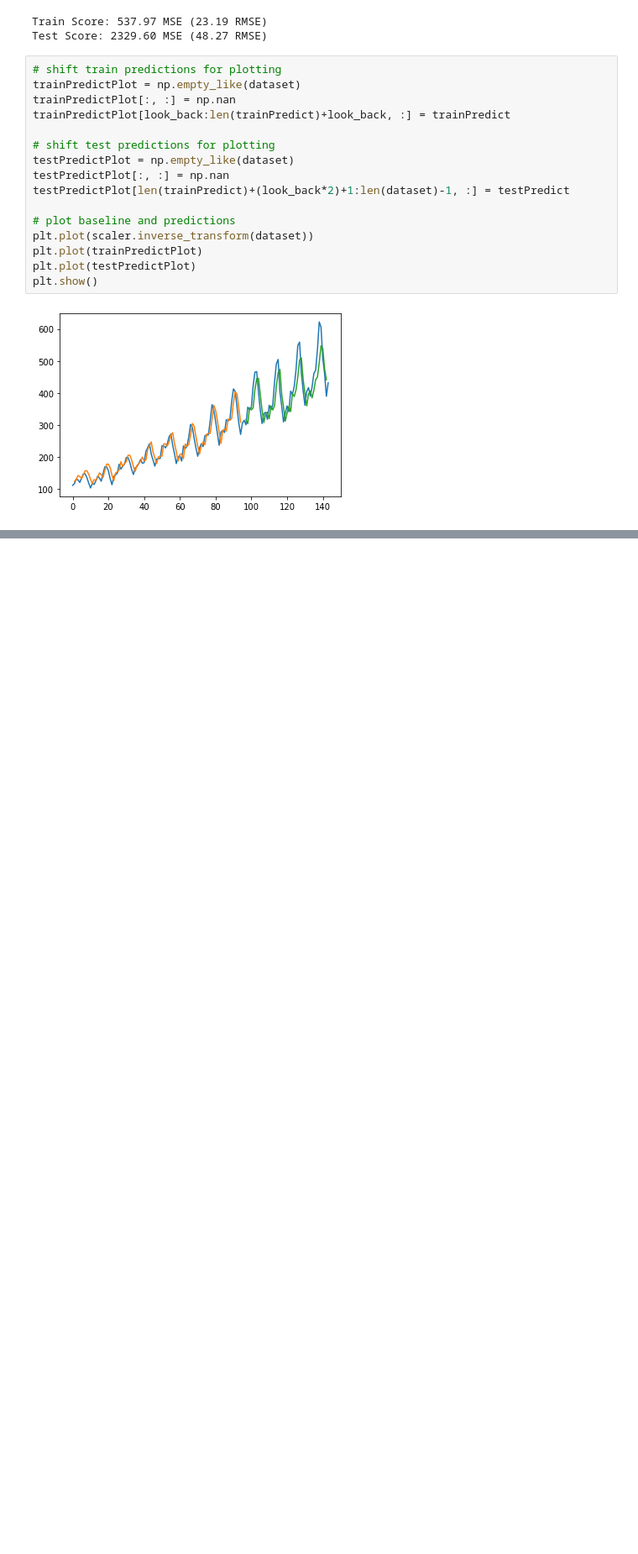
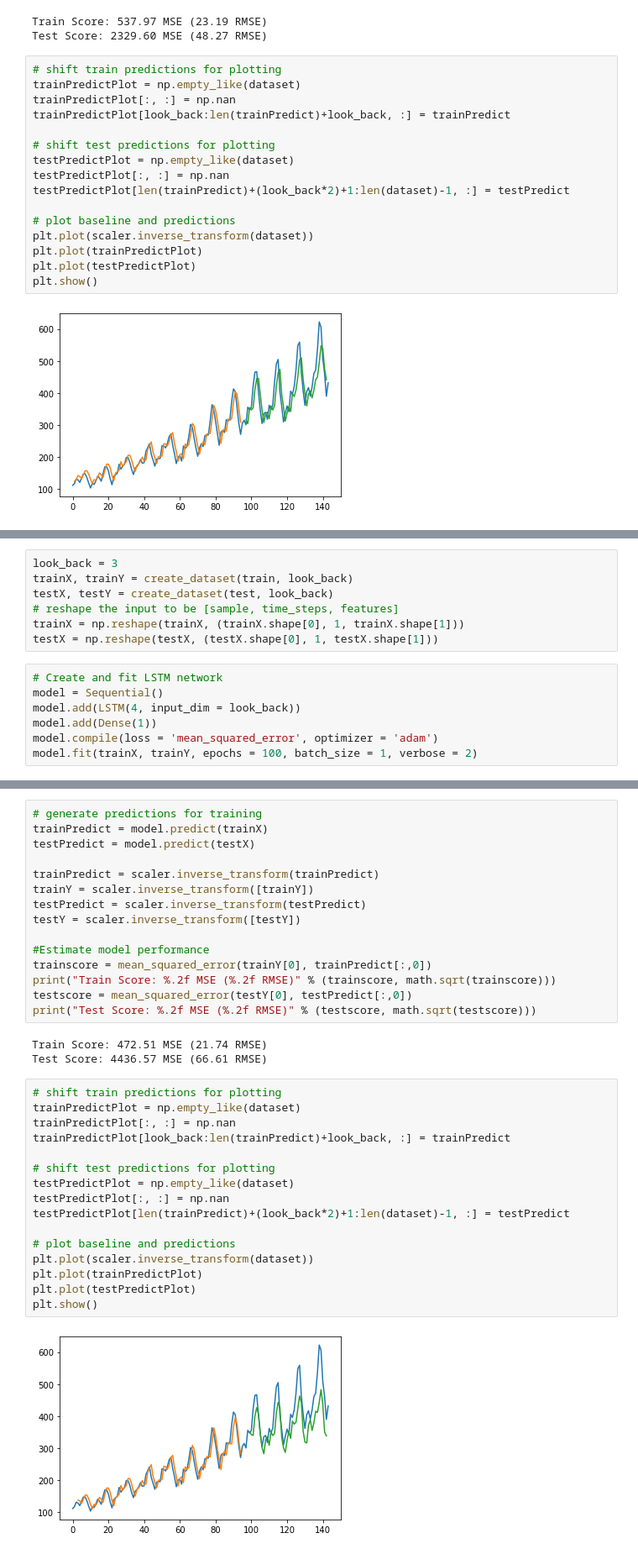
Before and after one commit to atystats/Deep-Learning-Python---Self-Learning, a Jupyter notebook: Recurrent Neural Networks.ipynb, the cells around one changed output, grey strips where cells are left out. Shown: that part at 84% size. Drawn from its saved outputs; the diff is of its cells as text; blank space fills up the shorter version.

```diff
--- a/Recurrent Neural Networks.ipynb
+++ b/Recurrent Neural Networks.ipynb
@@ -280,0 +283,14 @@ plt.show()
+# %%
+look_back = 3
+trainX, trainY = create_dataset(train, look_back)
+testX, testY = create_dataset(test, look_back)
+# reshape the input to be [sample, time_steps, features]
+trainX = np.reshape(trainX, (trainX.shape[0], 1, trainX.shape[1]))
+testX = np.reshape(testX, (testX.shape[0], 1, testX.shape[1]))
+# %%
+# Create and fit LSTM network
+model = Sequential()
+model.add(LSTM(4, input_dim = look_back))
+model.add(Dense(1))
+model.compile(loss = 'mean_squared_error', optimizer = 'adam')
+model.fit(trainX, trainY, epochs = 100, batch_size = 1, verbose = 2)
@@ -280,0 +316,36 @@ plt.show()
+# %%
+# generate predictions for training
+trainPredict = model.predict(trainX)
+testPredict = model.predict(testX)
+
+trainPredict = scaler.inverse_transform(trainPredict)
+trainY = scaler.inverse_transform([trainY])
+testPredict = scaler.inverse_transform(testPredict)
+testY = scaler.inverse_transform([testY])
+
+#Estimate model performance
+trainscore = mean_squared_error(trainY[0], trainPredict[:,0])
+print("Train Score: %.2f MSE (%.2f RMSE)" % (trainscore, math.sqrt(trainscore)))
+testscore = mean_squared_error(testY[0], testPredict[:,0])
+print("Test Score: %.2f MSE (%.2f RMSE)" % (testscore, math.sqrt(testscore)))
+# %% [output]
+Train Score: 472.51 MSE (21.74 RMSE)
+Test Score: 4436.57 MSE (66.61 RMSE)
+# %%
+# shift train predictions for plotting
+trainPredictPlot = np.empty_like(dataset)
+trainPredictPlot[:, :] = np.nan
+trainPredictPlot[look_back:len(trainPredict)+look_back, :] = trainPredict
+
+# shift test predictions for plotting
+testPredictPlot = np.empty_like(dataset)
+testPredictPlot[:, :] = np.nan
+testPredictPlot[len(trainPredict)+(look_back*2)+1:len(dataset)-1, :] = testPredict
+
+# plot baseline and predictions
+plt.plot(scaler.inverse_transform(dataset))
+plt.plot(trainPredictPlot)
+plt.plot(testPredictPlot)
+plt.show()
+# %% [output]
+[figure, added]
```
Also changed, not shown: parts of 2 cells of this notebook.
